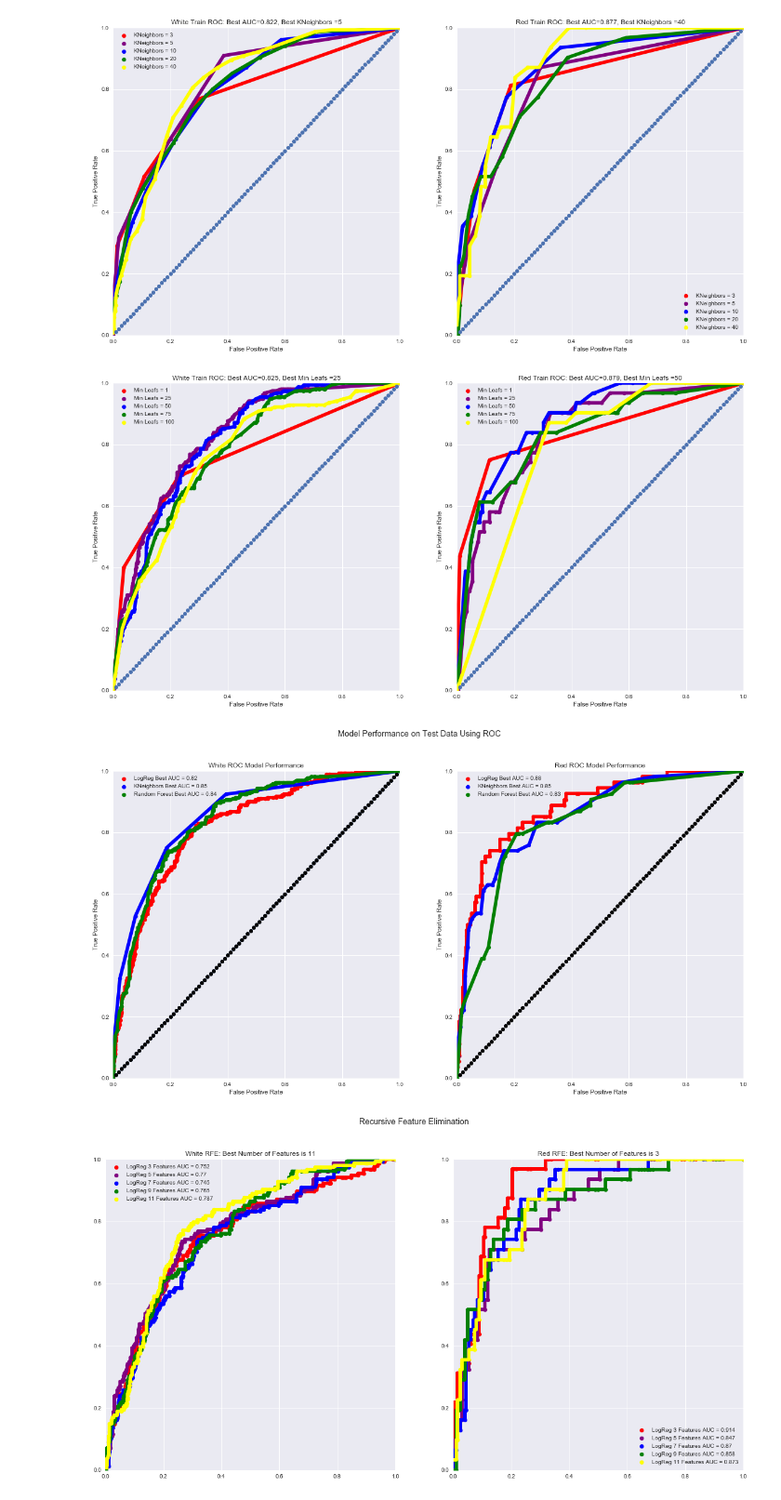
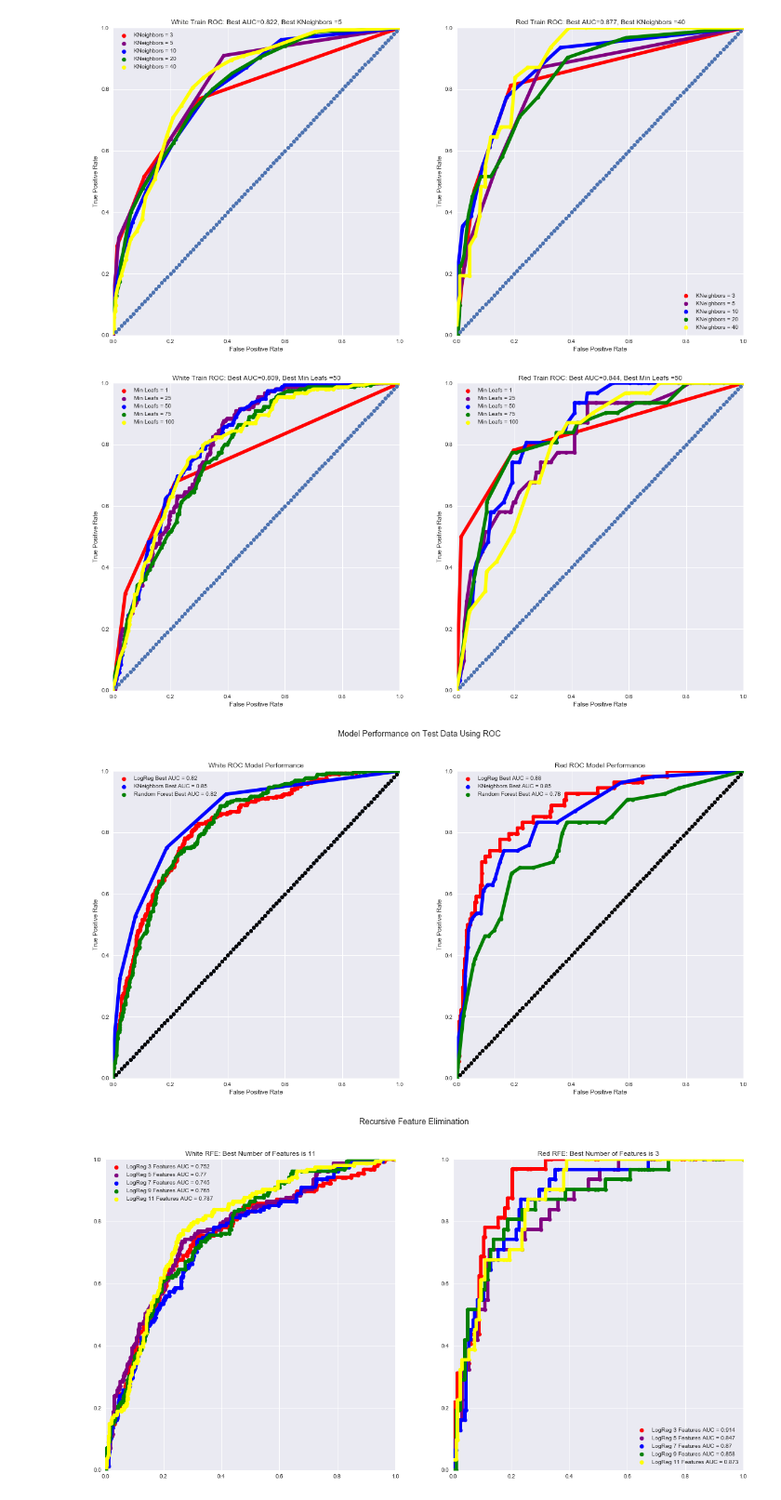
Before and after one commit to zcblack/Springboard, a Jupyter notebook: winequality/Wine Analysis.ipynb, the cells around one changed output. Shown at 93% size. Cells and saved outputs as stored; diff of their text form; code cells hidden in the pictures.

```diff
--- a/winequality/Wine Analysis.ipynb
+++ b/winequality/Wine Analysis.ipynb
@@ -473,8 +473,8 @@ plt.show()
 # %% [output]
 [figure]
 # %%
-#K nearest neighbor
-#cross validation for best c using area under curve (auc) of roc curves
+#K nearest neighbor calssifier
+#cross validation for best K using area under curve (auc) of roc curves
 whiteBestK=0
 redBestK=0
 whiteBestAUCK=0
@@ -492,9 +492,9 @@ plt.xlabel('False Positive Rate')
 plt.ylabel('True Positive Rate')
 
 for train, test in kf.split(whiteX,white.y):
-    knn = KNeighborsRegressor(Ks[i])
+    knn = KNeighborsClassifier(Ks[i])
     knn.fit(whiteX.iloc[train.tolist()],white.y.iloc[train.tolist()])
-    preds = knn.predict(whiteX.iloc[test.tolist()])
+    preds = knn.predict_proba(whiteX.iloc[test.tolist()])[:,1]
     fpr, tpr, threshold = metrics.roc_curve(white.y.iloc[test.tolist()], preds)
     auc = metrics.auc(fpr,tpr)
     if auc>whiteBestAUCK:
@@ -517,9 +517,9 @@ plt.ylim(0,1)
 plt.xlabel('False Positive Rate'),2
 plt.ylabel('True Positive Rate')
 for train, test in kf.split(redX,red.y):
-    knn = KNeighborsRegressor(Ks[i])
+    knn = KNeighborsClassifier(Ks[i])
     knn.fit(redX.iloc[train.tolist()],red.y.iloc[train.tolist()])
-    preds = knn.predict(redX.iloc[test.tolist()])
+    preds = knn.predict_proba(redX.iloc[test.tolist()])[:,1]
     fpr, tpr, threshold = metrics.roc_curve(red.y.iloc[test.tolist()], preds)
     auc = metrics.auc(fpr,tpr)
     if auc>redBestAUCK:
@@ -536,7 +536,7 @@ plt.show()
 # %% [output]
 [figure]
 # %%
-#Random forest regressor neighbor
+#Random forest classifier
 #cross validation for best c using area under curve (auc) of roc curves
 whiteBestL=0
 redBestL=0
@@ -555,9 +555,9 @@ plt.xlabel('False Positive Rate')
 plt.ylabel('True Positive Rate')
 
 for train, test in kf.split(whiteX,white.y):
-    clf = RandomForestRegressor(n_estimators=2,min_samples_leaf=Ls[i], max_features = "auto")
+    clf = RandomForestClassifier(n_estimators=2,min_samples_leaf=Ls[i], max_features = "auto")
     clf.fit(whiteX.iloc[train.tolist()],white.y.iloc[train.tolist()])
-    preds = clf.predict(whiteX.iloc[test.tolist()])
+    preds = clf.predict_proba(whiteX.iloc[test.tolist()])[:,1]
     fpr, tpr, threshold = metrics.roc_curve(white.y.iloc[test.tolist()], preds)
     auc = metrics.auc(fpr,tpr)
     if auc>whiteBestAUCL:
@@ -568,36 +568,36 @@ for train, test in kf.split(whiteX,white.y):
     plt.plot(fpr,tpr, color = colors[i-1], linewidth = 6.0)
 plt.legend()
 plt.title('White Train ROC: Best AUC='+str(round(whiteBestAUCL,3))+', Best Min Leafs ='+str(whiteBestL))
 x = np.arange(1, 100)/100
 y=x
 plt.plot(x,y,'o')
 
 i = 0
 
 plt.subplot(1,2,2)
 plt.xlim(0,1)
 plt.ylim(0,1)
 plt.xlabel('False Positive Rate'),2
 plt.ylabel('True Positive Rate')
 for train, test in kf.split(redX,red.y):
-    clf = RandomForestRegressor(n_estimators=2,min_samples_leaf=Ls[i],max_features = "auto")
+    clf = RandomForestClassifier(n_estimators=2,min_samples_leaf=Ls[i],max_features = "auto")
     clf.fit(redX.iloc[train.tolist()],red.y.iloc[train.tolist()])
-    preds = clf.predict(redX.iloc[test.tolist()])
+    preds = clf.predict_proba(redX.iloc[test.tolist()])[:,1]
     fpr, tpr, threshold = metrics.roc_curve(red.y.iloc[test.tolist()], preds)
     auc = metrics.auc(fpr,tpr)
     if auc>redBestAUCL:
         redBestL=Ls[i]
         redBestAUCL=auc
     i+=1
     plt.scatter(x=fpr, y=tpr, c  = colors[i-1],label='Min Leafs = '+str(Ls[i-1]))
     plt.plot(fpr,tpr, color = colors[i-1], linewidth=6.0)
 plt.legend()
 plt.title('Red Train ROC: Best AUC='+str(round(redBestAUCL,3))+', Best Min Leafs ='+str(redBestL))
 plt.plot(x,y,'o')
 plt.savefig('ROCForestTrain.png')
 plt.show()
 # %% [output]
-[figure, old version]
+[figure, new version]
 # %%
 #use best model parameters from cross validation to fit to all to train data and then predict test data using model  and compare thier roc
 
@@ -619,18 +619,18 @@ plt.plot(fpr,tpr,color= 'Red',linewidth=6.0)
 
 
 #knn best model white
-knn = KNeighborsRegressor(whiteBestK)
+knn = KNeighborsClassifier(whiteBestK)
 knn.fit(whiteX,white.y)
-preds = knn.predict(whiteTestX)
+preds = knn.predict_proba(whiteTestX)[:,1]
 fpr, tpr, threshold = metrics.roc_curve(whiteTest.y, preds)
 auc = metrics.auc(fpr,tpr)
 plt.scatter(x=fpr, y=tpr, color = 'Blue', label= 'KNeighbors Best AUC = '+ str(round(auc,2)))
 plt.plot(fpr,tpr,color= 'Blue',linewidth=6.0)
 
 #random forest best model white
-clf = RandomForestRegressor(n_estimators=2,min_samples_leaf =whiteBestL,max_features = "auto")
+clf = RandomForestClassifier(n_estimators=2,min_samples_leaf =whiteBestL,max_features = "auto")
 clf.fit(whiteX,white.y)
-preds = clf.predict(whiteTestX)
+preds = clf.predict_proba(whiteTestX)[:,1]
 fpr, tpr, threshold = metrics.roc_curve(whiteTest.y, preds)
 auc = metrics.auc(fpr,tpr)
 plt.scatter(x=fpr, y=tpr, color = 'Green', label= 'Random Forest Best AUC = '+ str(round(auc,2)))
@@ -671,9 +671,9 @@ plt.ylabel('True Positive Rate')
 
 
 #knn best model red
-knn = KNeighborsRegressor(redBestK)
+knn = KNeighborsClassifier(redBestK)
 knn.fit(redX,red.y)
-preds = knn.predict(redTestX)
+preds = knn.predict_proba(redTestX)[:,1]
 fpr, tpr, threshold = metrics.roc_curve(redTest.y, preds)
 auc = metrics.auc(fpr,tpr)
 plt.subplot(1,2,2)
@@ -681,9 +681,9 @@ plt.scatter(x=fpr, y=tpr, color = 'Blue', label= 'KNeighbors Best AUC = '+ str(r
 plt.plot(fpr,tpr, color = 'Blue',linewidth=6.0)
 
 #random forest best model red
-clf = RandomForestRegressor(n_estimators=2,min_samples_leaf =redBestL,max_features = "auto")
+clf = RandomForestClassifier(n_estimators=2,min_samples_leaf =redBestL,max_features = "auto")
 clf.fit(redX,red.y)
-preds = clf.predict(redTestX)
+preds = clf.predict_proba(redTestX)[:,1]
 fpr, tpr, threshold = metrics.roc_curve(redTest.y, preds)
 auc = metrics.auc(fpr,tpr)
 plt.subplot(1,2,2)
@@ -702,7 +702,7 @@ plt.suptitle(' Model Performance on Test Data Using ROC')
 plt.savefig('ROCtest.png')
 plt.show()
 # %% [output]
-[figure, old version]
+[figure, new version]
 # %%
 from sklearn.feature_selection import RFE
 i=0
```
Also changed, not shown: parts of 1 cell of this notebook, 3 other files.
